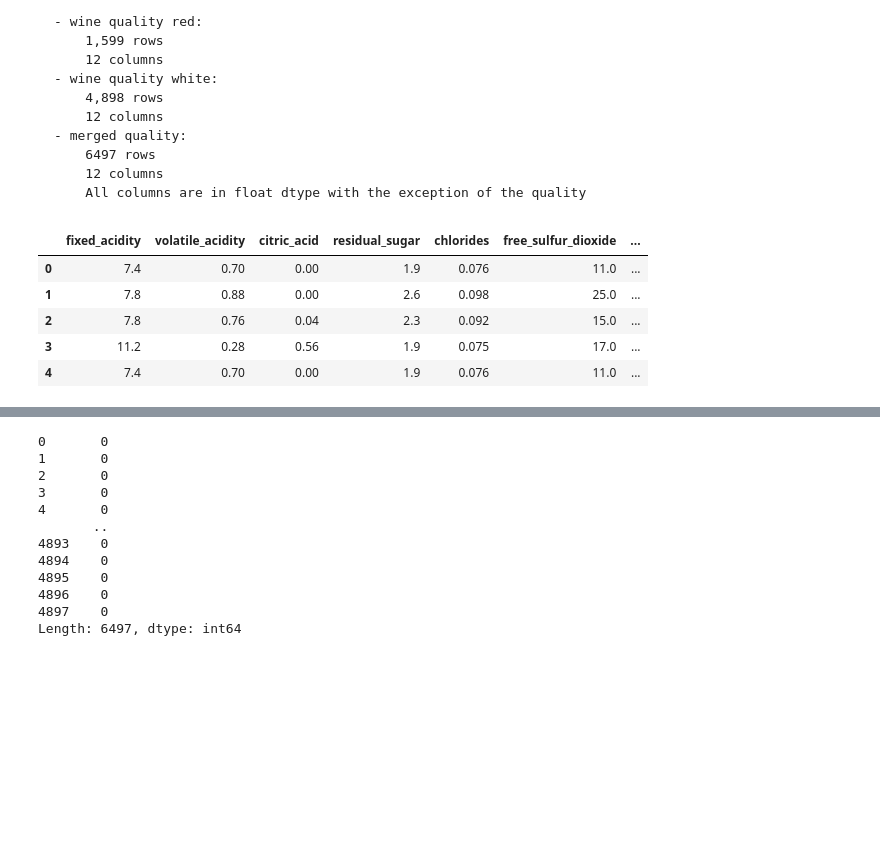
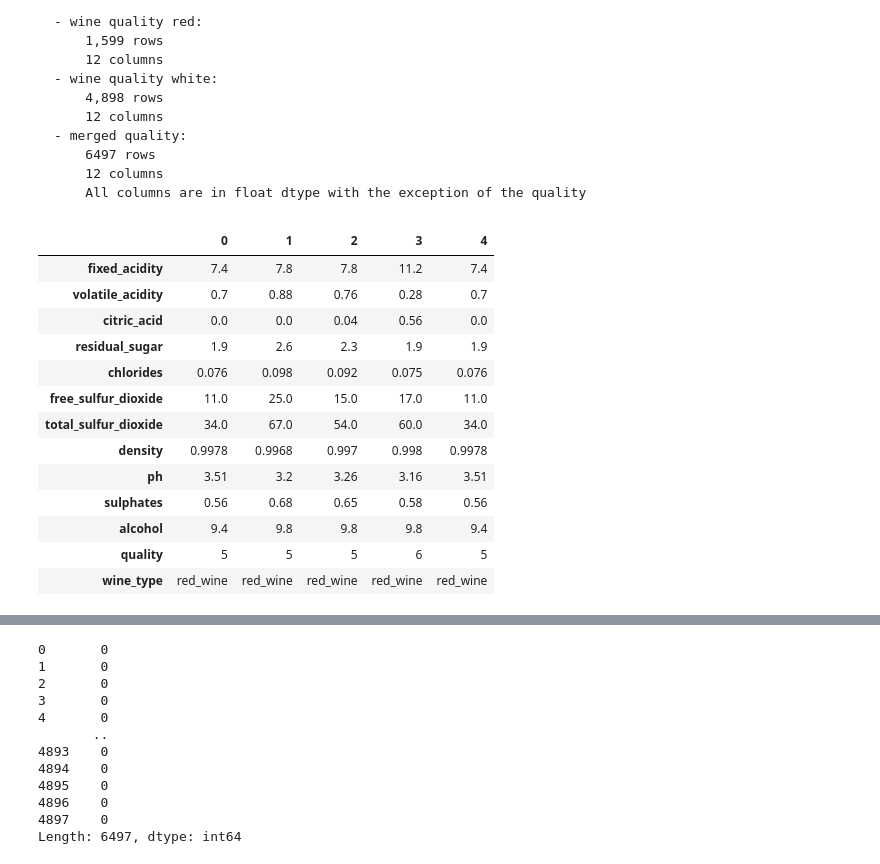
Before and after one commit to Team-BCR/project3_wine, a Jupyter notebook: Wine_project_lugo.ipynb, the cells around one changed output, grey strips where cells are left out. Saved outputs shown, nothing was run; the diff lists cells and outputs as text; code cells hidden in the pictures; blank space fills up the shorter version.

Commit message:
modified the wine_project_lugo, merged_winequality, and wrangle_lugo files

```diff
--- a/Wine_project_lugo.ipynb
+++ b/Wine_project_lugo.ipynb
@@ -42,14 +42,22 @@ df.shape
 # %%
 df = w.prep_wine_data(df)
 # %%
-df.head()
+df.head().T
 # %% [output]
-|  | fixed_acidity | volatile_acidity | citric_acid | residual_sugar | chlorides | free_sulfur_dioxide | ... |
-| 0 | 7.4 | 0.70 | 0.00 | 1.9 | 0.076 | 11.0 | ... |
-| 1 | 7.8 | 0.88 | 0.00 | 2.6 | 0.098 | 25.0 | ... |
-| 2 | 7.8 | 0.76 | 0.04 | 2.3 | 0.092 | 15.0 | ... |
-| 3 | 11.2 | 0.28 | 0.56 | 1.9 | 0.075 | 17.0 | ... |
-| 4 | 7.4 | 0.70 | 0.00 | 1.9 | 0.076 | 11.0 | ... |
+|  | 0 | 1 | 2 | 3 | 4 |
+| fixed_acidity | 7.4 | 7.8 | 7.8 | 11.2 | 7.4 |
+| volatile_acidity | 0.7 | 0.88 | 0.76 | 0.28 | 0.7 |
+| citric_acid | 0.0 | 0.0 | 0.04 | 0.56 | 0.0 |
+| residual_sugar | 1.9 | 2.6 | 2.3 | 1.9 | 1.9 |
+| chlorides | 0.076 | 0.098 | 0.092 | 0.075 | 0.076 |
+| free_sulfur_dioxide | 11.0 | 25.0 | 15.0 | 17.0 | 11.0 |
+| total_sulfur_dioxide | 34.0 | 67.0 | 54.0 | 60.0 | 34.0 |
+| density | 0.9978 | 0.9968 | 0.997 | 0.998 | 0.9978 |
+| ph | 3.51 | 3.2 | 3.26 | 3.16 | 3.51 |
+| sulphates | 0.56 | 0.68 | 0.65 | 0.58 | 0.56 |
+| alcohol | 9.4 | 9.8 | 9.8 | 9.8 | 9.4 |
+| quality | 5 | 5 | 5 | 6 | 5 |
+| wine_type | red_wine | red_wine | red_wine | red_wine | red_wine |
 # %%
 df.info()
 # %% [output]
```
Also changed, not shown: parts of 9 cells of this notebook, 2 other files.
